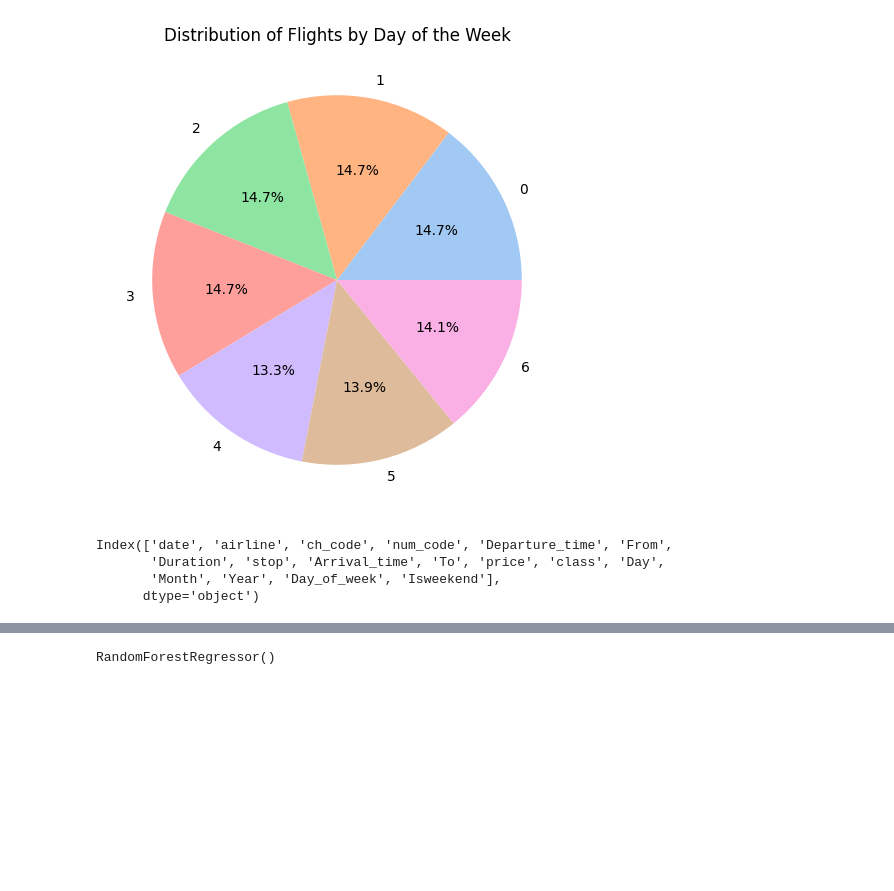
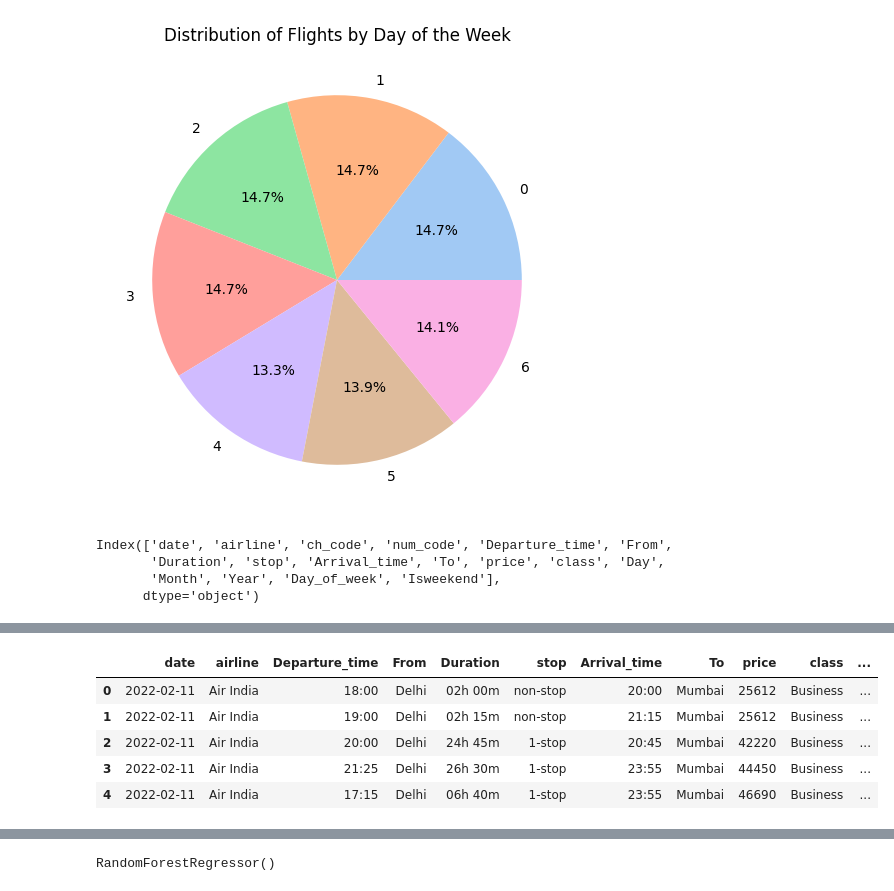
Before and after one commit to nidhi-158/Flight-price, a Jupyter notebook: FlightPrice.ipynb, the cells around one changed output, grey strips where cells are left out. Saved outputs shown, nothing was run; the diff lists cells and outputs as text; code cells hidden in the pictures; blank space fills up the shorter version.

```diff
--- a/FlightPrice.ipynb
+++ b/FlightPrice.ipynb
@@ -394,0 +394,13 @@ Index(['date', 'airline', 'ch_code', 'num_code', 'Departure_time', 'From',
+# %%
+df['flight'] = df['ch_code'] + df['num_code'].astype(str)
+
+df.drop(['ch_code', 'num_code'], axis=1, inplace=True)
+# %%
+df.head()
+# %% [output]
+|  | date | airline | Departure_time | From | Duration | stop | Arrival_time | To | price | class | ... |
+| 0 | 2022-02-11 | Air India | 18:00 | Delhi | 02h 00m | non-stop | 20:00 | Mumbai | 25612 | Business | ... |
+| 1 | 2022-02-11 | Air India | 19:00 | Delhi | 02h 15m | non-stop | 21:15 | Mumbai | 25612 | Business | ... |
+| 2 | 2022-02-11 | Air India | 20:00 | Delhi | 24h 45m | 1-stop | 20:45 | Mumbai | 42220 | Business | ... |
+| 3 | 2022-02-11 | Air India | 21:25 | Delhi | 26h 30m | 1-stop | 23:55 | Mumbai | 44450 | Business | ... |
+| 4 | 2022-02-11 | Air India | 17:15 | Delhi | 06h 40m | 1-stop | 23:55 | Mumbai | 46690 | Business | ... |
```
Also changed, not shown: parts of 26 cells of this notebook.
